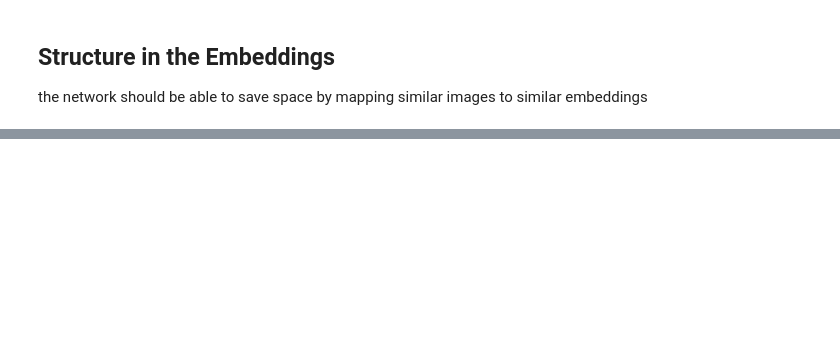
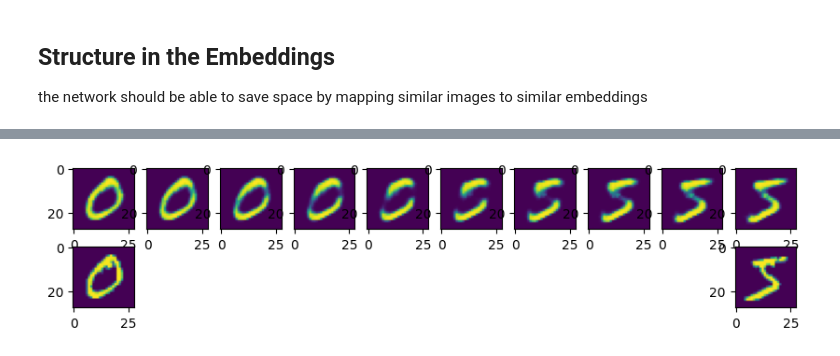
Before and after one commit to 123ned123/APS360, a Jupyter notebook: Tuts/tut4/Tut_4_Autoencoder.ipynb, the cells around one changed output, grey strips where cells are left out. Saved outputs shown, nothing was run; the diff lists cells and outputs as text; code cells hidden in the pictures; blank space fills up the shorter version.

```diff
--- a/Tuts/tut4/Tut_4_Autoencoder.ipynb
+++ b/Tuts/tut4/Tut_4_Autoencoder.ipynb
@@ -718,0 +787,30 @@ class AutoEncoder(nn.Module):
+# %%
+def interpolate(index1, index2):
+    x1 = mnist_data[index1][0]
+    x2 = mnist_data[index2][0]
+    x = torch.stack([x1,x2])
+    embedding = model.encoder(x)
+    e1 = embedding[0] # embedding of first image
+    e2 = embedding[1] # embedding of second image
+
+
+    embedding_values = []
+    for i in range(0, 10):
+        e = e1 * (i/10) + e2 * (10-i)/10
+        embedding_values.append(e)
+    embedding_values = torch.stack(embedding_values)
+
+    recons = model.decoder(embedding_values)
+
+    plt.figure(figsize=(10, 2))
+    for i, recon in enumerate(recons.detach().numpy()):
+        plt.subplot(2,10,i+1)
+        plt.imshow(recon[0])
+    plt.subplot(2,10,11)
+    plt.imshow(x2[0])
+    plt.subplot(2,10,20)
+    plt.imshow(x1[0])
+
+interpolate(0, 1)
+# %% [output]
+[figure, added]
```
Also changed, not shown: parts of 27 cells of this notebook.
